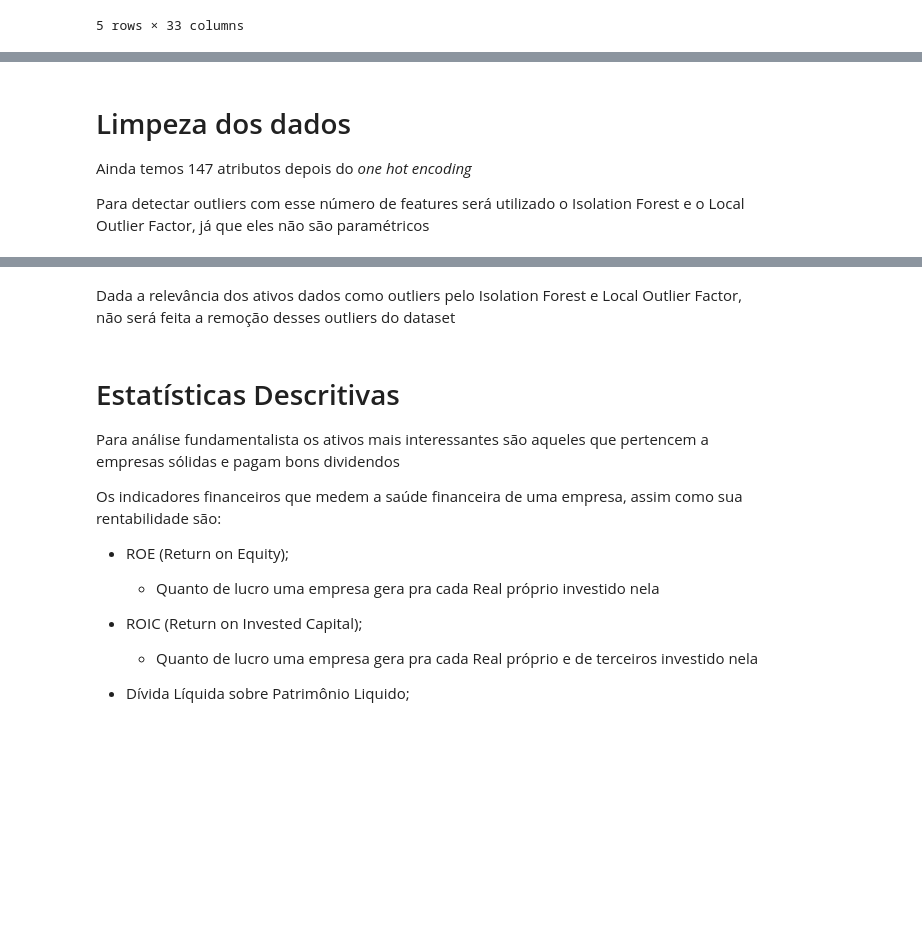
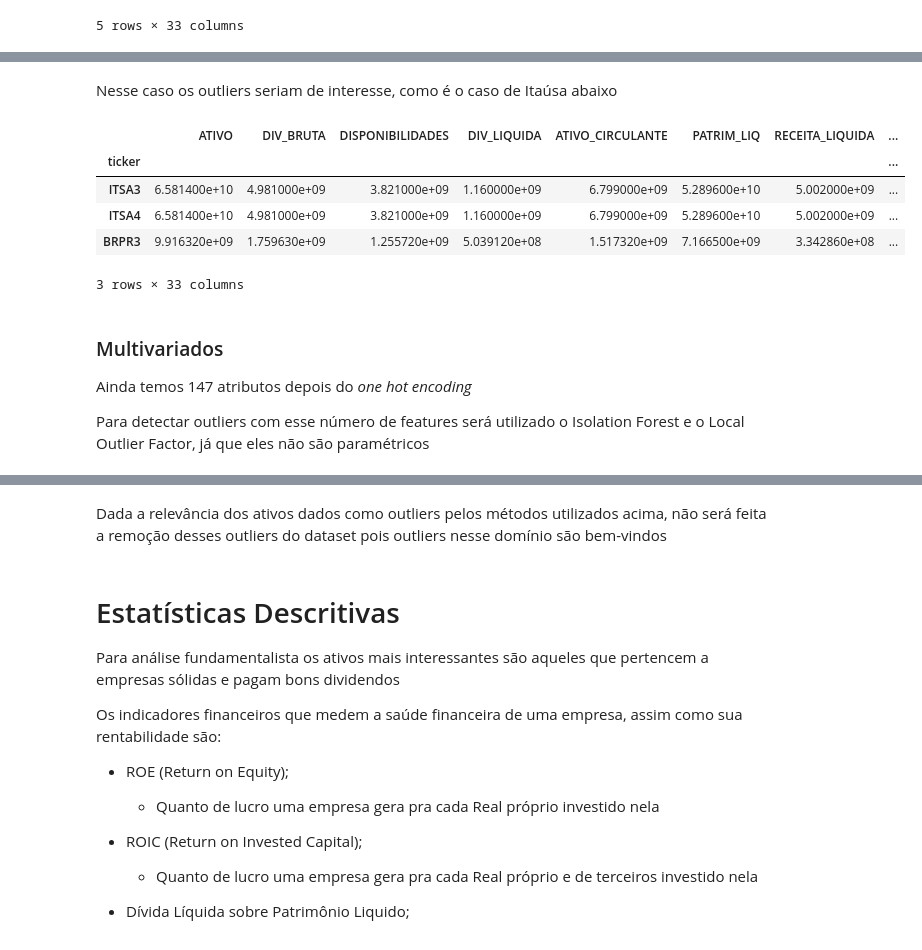
Before and after one commit to AdilsonAngelo/IF697-2020.3, a Jupyter notebook: notebooks/b3.ipynb, the cells around one changed output, grey strips where cells are left out. Saved outputs shown, nothing was run; the diff lists cells and outputs as text; code cells hidden in the pictures; blank space fills up the shorter version.

```diff
--- a/notebooks/b3.ipynb
+++ b/notebooks/b3.ipynb
@@ -366,6 +408,17 @@ acoes_full.head()
+# %% [markdown]
+Nesse caso os outliers seriam de interesse, como é o caso de Itaúsa abaixo
+# %%
+acoes_full[(acoes_full['MARGEM_LIQUIDA'].apply(np.log10) > .1) & (acoes_full['DIV_LIQ/PATR_LIQ'].apply(np.log10) < 0)]
+# %% [output]
+|  | ATIVO | DIV_BRUTA | DISPONIBILIDADES | DIV_LIQUIDA | ATIVO_CIRCULANTE | PATRIM_LIQ | RECEITA_LIQUIDA | ... |
+| ticker |  |  |  |  |  |  |  | ... |
+| ITSA3 | 6.581400e+10 | 4.981000e+09 | 3.821000e+09 | 1.160000e+09 | 6.799000e+09 | 5.289600e+10 | 5.002000e+09 | ... |
+| ITSA4 | 6.581400e+10 | 4.981000e+09 | 3.821000e+09 | 1.160000e+09 | 6.799000e+09 | 5.289600e+10 | 5.002000e+09 | ... |
+| BRPR3 | 9.916320e+09 | 1.759630e+09 | 1.255720e+09 | 5.039120e+08 | 1.517320e+09 | 7.166500e+09 | 3.342860e+08 | ... |
+3 rows × 33 columns
 # %% [markdown]
-# Limpeza dos dados
 
+### Multivariados
 Ainda temos 147 atributos depois do *one hot encoding*
 
 Para detectar outliers com esse número de features será utilizado o Isolation Forest e o Local Outlier Factor, já que eles não são paramétricos
@@ -399,7 +452,7 @@ acoes_one_hot[pd.Series(lof.fit_predict(acoes_one_hot), index=acoes_one_hot.inde
 | PETR4 | 1.015140e+12 | 4.995550e+11 | 1.095500e+11 | 3.900050e+11 | 2.019260e+11 | 2.427660e+11 | 2.760460e+11 | ... |
 5 rows × 147 columns
 # %% [markdown]
-Dada a relevância dos ativos dados como outliers pelo Isolation Forest e Local Outlier Factor, não será feita a remoção desses outliers do dataset
+Dada a relevância dos ativos dados como outliers pelos métodos utilizados acima, não será feita a remoção desses outliers do dataset pois outliers nesse domínio são bem-vindos
 # %% [markdown]
 # Estatísticas Descritivas
 
```
Also changed, not shown: parts of 19 cells of this notebook.
